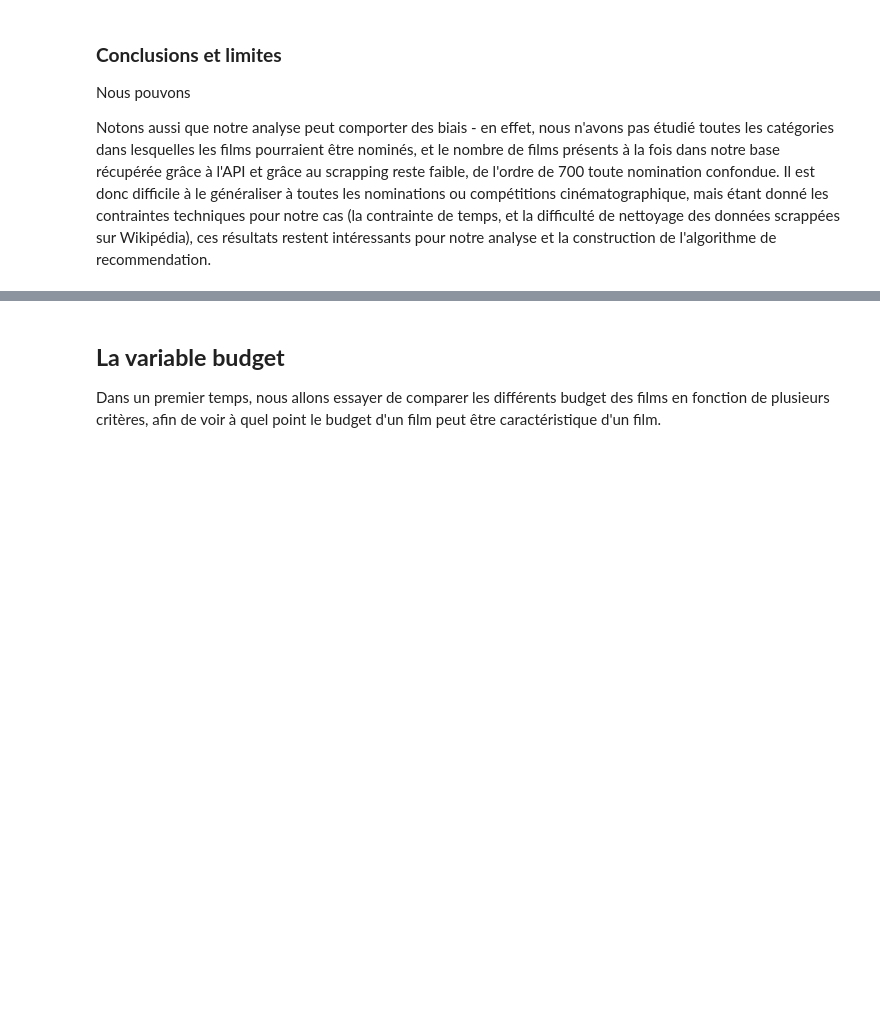
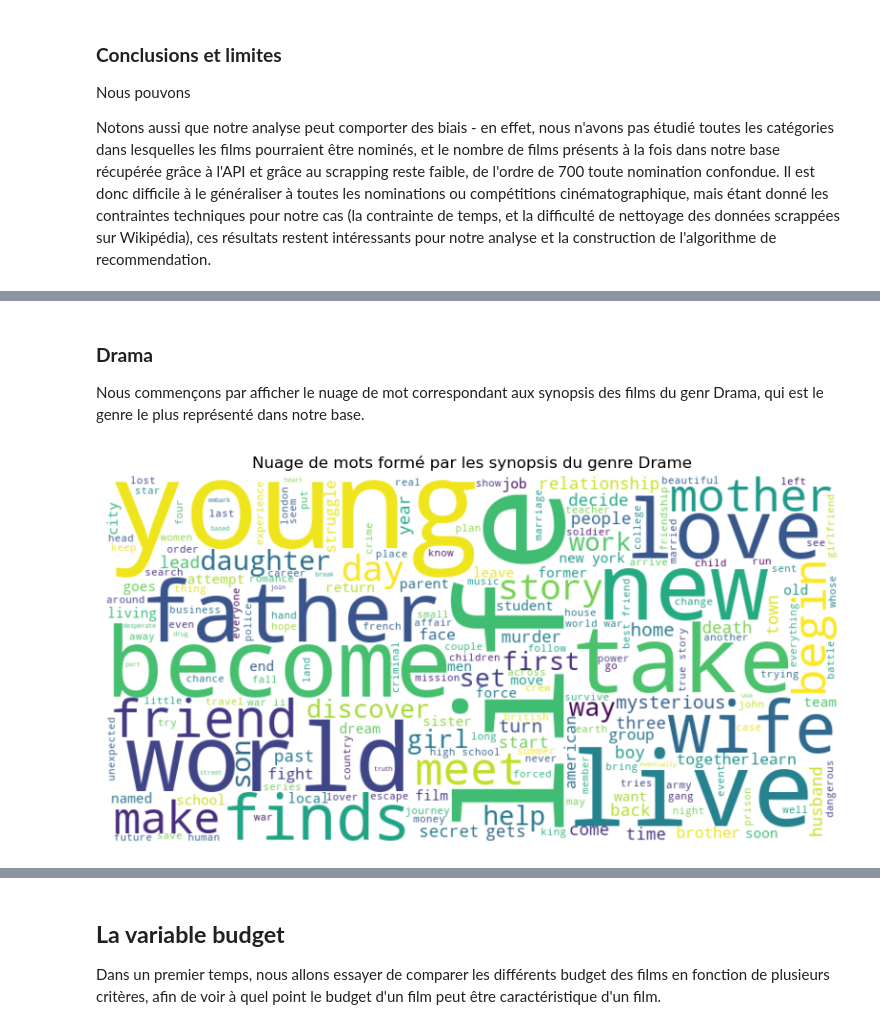
Before and after one commit to itsreivilo/movies, a Jupyter notebook: visualiser/data_viz_.ipynb, the cells around one changed output, grey strips where cells are left out. Cells and saved outputs as stored; diff of their text form; code cells hidden in the pictures; blank space fills up the shorter version.

Commit message:
Nuage et mise au propre

```diff
--- a/visualiser/data_viz_.ipynb
+++ b/visualiser/data_viz_.ipynb
@@ -262,0 +326,4 @@ Notons aussi que notre analyse peut comporter des biais - en effet, nous n'avons
+# %%
+df = pd.read_csv('../cleaning_data/Final_database.csv')
+df = df.drop_duplicates()
+df
@@ -262,0 +344,25 @@ Notons aussi que notre analyse peut comporter des biais - en effet, nous n'avons
+# %%
+df1 = df
+#préparer notre dataset
+
+df1 = df1.dropna(subset = ['overview'] ) #suppression des lignes où il n'y a pas de synopsis
+df1['synop'] = df1['overview'].astype(str) #conversion en str de la colonne
+df1['genres_list'] = df1['genres_list'].apply(ast.literal_eval) #conversion en liste de la colonne genres_list
+#définition de la liste des stopwords pour le nuage des mots  - avec des mots qui peuvent parasiter l'analyse
+mes_mots = ['one', 'two', 'must', 'family', 'man', 'woman', 'find']
+#en faisant une première analyse, ces mots apparaîssaient souvent mais sont peu pertinents pour nous
+stop_words = set(stopwords.words('english') + mes_mots)
+
+#Fonction qui permet de faire les nuages de mots par genre
+
+def nuage_mot (genre):
+    #sélection de films du genre qui nous intéresse
+    genre_movies = df1[df1['genres_list'].apply(lambda x: genre in x)]
+    genre_overviews = ' '.join(genre_movies['synop'])
+    #tokeization
+    words = word_tokenize(genre_overviews)
+    # Filtrage des stopwords
+    genre_f = [word.lower() for word in words if word.isalnum() and word.lower() not in stop_words]
+    # Création du WordCloud
+    wordcloud = WordCloud(width=800, height=400, background_color='white').generate(' '.join(genre_f))
+    return wordcloud
@@ -262,0 +380,18 @@ Notons aussi que notre analyse peut comporter des biais - en effet, nous n'avons
+# %%
+drama = nuage_mot('Drama')
+thr = nuage_mot('Thriller')
+hor = nuage_mot('Horror')
+com = nuage_mot('Comedy')
+# %% [markdown]
+### **Drama**
+
+Nous commençons par afficher le nuage de mot correspondant aux synopsis des films du genr Drama, qui est le genre le plus représenté dans notre base.
+# %%
+# Affichage du WordCloud pour le genre Drama
+plt.figure(figsize=(10, 5))
+plt.imshow(drama, interpolation='bilinear')
+plt.axis('off')
+plt.title('Nuage de mots formé par les synopsis du genre Drame')
+plt.show()
+# %% [output]
+[figure, added]
```
Also changed, not shown: parts of 39 cells of this notebook.
